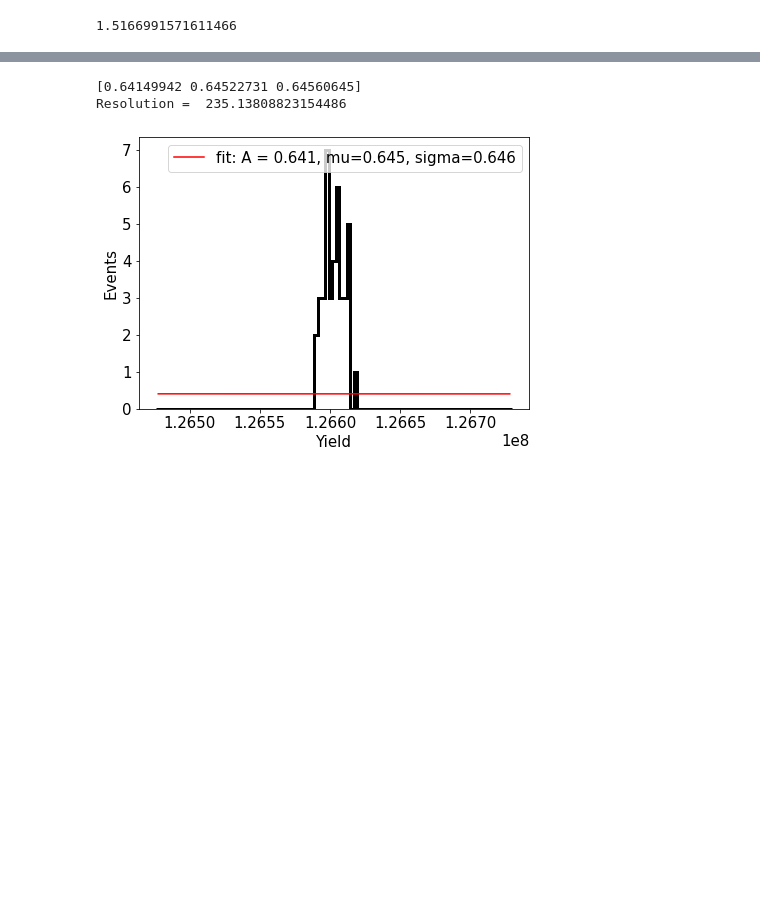
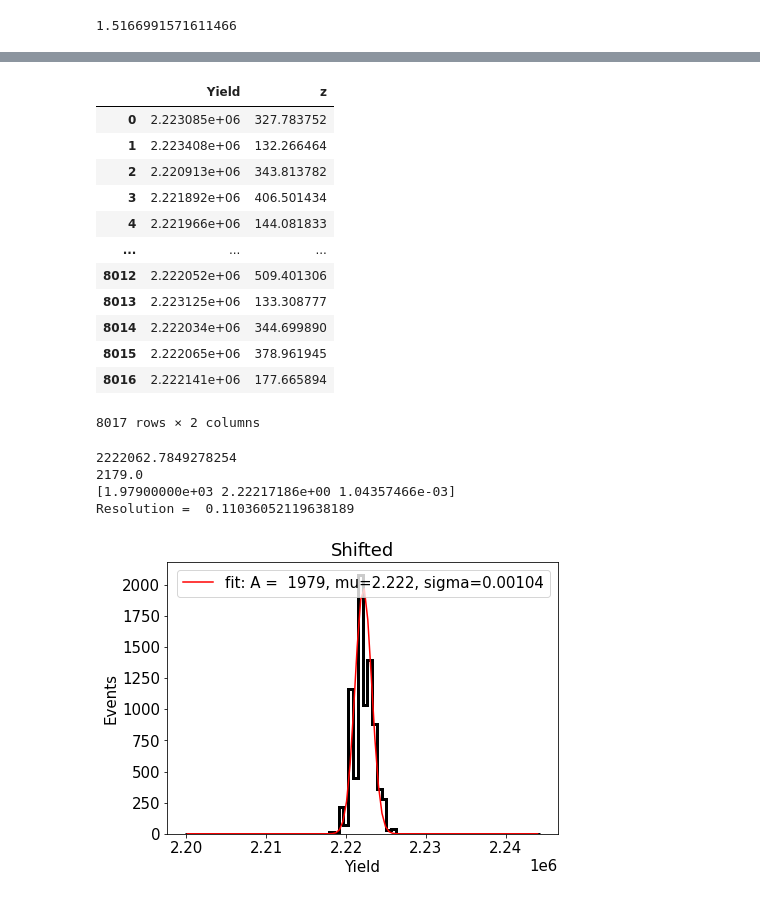
Before and after one commit to kvjmistry/GarfieldCode, a Jupyter notebook: Electroluminescence/notebooks/CalcTrackRes.ipynb, the cells around one changed output, grey strips where cells are left out. Saved outputs shown, nothing was run; the diff lists cells and outputs as text; code cells hidden in the pictures; blank space fills up the shorter version.

```diff
--- a/Electroluminescence/notebooks/CalcTrackRes.ipynb
+++ b/Electroluminescence/notebooks/CalcTrackRes.ipynb
@@ -14,8 +14,8 @@ plt.rcParams["font.size"] = 15
 plt.rcParams["figure.figsize"] = 7,5
 # %%
 # Load in the unit cell and create map
-# unitcell = pd.read_hdf("../Files/unitcell_Shifted.h5","Yields")
-unitcell = pd.read_hdf("../Maps/unitcell_Aligned.h5","Yields")
+unitcell = pd.read_hdf("../Maps/unitcell_Shifted.h5","Yields")
+# unitcell = pd.read_hdf("../Maps/unitcell_Aligned.h5","Yields")
 
 
 
@@ -25,6 +25,7 @@ sc = plt.scatter(unitcell["x"], unitcell["y"], c=unitcell["excitation"])
 plt.colorbar(sc, label='Average EL Yield')
 plt.xlabel("x [mm]")
 plt.ylabel("y [mm]")
+plt.title("Aligned")
 plt.xlim(-1.5, 1.5)
 plt.ylim(-2., 2.)
 plt.tight_layout()
@@ -54,7 +55,7 @@ display(unitcell)
 # %%
 # Load in the input file
 
-mode = "bb"
+mode = "kr"
 
 
 if (mode == "kr"):
@@ -113,7 +114,13 @@ print(hits["ni"].sum())
 hits = hits[hits["ni"] != 0]
 
 # Drop the energy and z columns
-hits = hits.drop(columns = ["z", "energy"])
+hits = hits.drop(columns = ["energy"])
+
+
+# Get the average z position of the event
+hits['z_mean'] = hits.groupby(["event_id"])["z"].transform('mean')
+hits = hits.drop(columns = ["z"])
+hits = hits[hits["z_mean"] > 100]
 
 display(hits)
 print(len(hits.event_id.unique()))
@@ -211,16 +218,18 @@ evid = -1
 Yieldsum = 0
 
 Yields = []
+z_avg = []
 
-for ev,x,y,ni,sigma in zip(hits["event_id"], hits["x"], hits["y"], hits["ni"], hits["sigma"]):
+for ev,x,y,ni,sigma,z in zip(hits["event_id"], hits["x"], hits["y"], hits["ni"], hits["sigma"], hits["z_mean"]):
 
     temp_df = pd.DataFrame()
 
     if (evid != ev):
 
         if (Yieldsum != 0):
-            print("Yield: ",Yieldsum)
+            print("Event:", ev, "Yield: ",Yieldsum)
             Yields.append(Yieldsum)
+            z_avg.append(z)
 
         Yieldsum = 0
         evid = ev
@@ -263,39 +272,71 @@ Yield:  126613738
 # %%
 # Make a histogram of the total photon yeilds
 plt.figure()
+
+Yields_df = pd.DataFrame()
+Yields_df["Yield"] = Yields
+Yields_df["z"] = z_avg
+display(Yields_df)
+
+
+# Optionally load in file with higher stats
+# Yields_df = pd.read_hdf("../Files/Shifted/Yields_Merge_Shifted.h5")
+# # Yields_df = pd.read_hdf("../Files/Aligned/Yields_Merge_Aligned.h5")
+Yields = Yields_df.Yield.values
+
 
 if (mode == "kr"):
     # bins_x = np.linspace(2.21e6, 2.23e6, 15)
     bins_x = np.linspace(2.05e6, 2.07e6, 50)
     scale = 1e6
 else:
     bins_x = np.linspace(1.365e8, 1.366e8, 15)
     scale = 1e8
 
-bins_x = np.linspace(np.mean(Yields)-np.mean(Yields)*0.001, np.mean(Yields)+np.mean(Yields)*0.001, 100)
+bins_x = np.linspace(np.median(Yields)-np.median(Yields)*0.01, np.median(Yields)+np.median(Yields)*0.01, 75)
+print(np.median(Yields))
 
 counts, xbins, _ = plt.hist(Yields, bins = bins_x, histtype="step", color = "black", linewidth=3)
 # plt.xlim(-200, 6200)
 plt.xlabel("Yield")
 plt.ylabel("Events")
 
 xbins/=scale
 
 # Fit the distribution
 def Gaussian_(x, A, mu, sigma):
     return A * np.exp(-(x-mu)*(x-mu)/(2*sigma*sigma))
 
 bin_centers = xbins+ (xbins[1]-xbins[0])/2.0
 bin_centers = bin_centers[:-1]
 
-popt, pcov = curve_fit(Gaussian_, bin_centers, counts, bounds  = (0, [np.inf, np.inf, np.inf]))
+print(max(counts)+100)
+
+popt, pcov = curve_fit(Gaussian_, bin_centers, counts, bounds  = ([max(counts)-100 , np.median(bin_centers)-np.median(bin_centers)*0.0001, 0], [max(counts)+100, np.mean(bin_centers)+np.mean(bin_centers)*0.0001, np.inf]), maxfev=50000)
 print(popt)
 
-plt.plot(np.linspace(min(bin_centers)*scale, max(bin_centers)*scale, 100), Gaussian_(np.linspace(min(bin_centers), max(bin_centers), 100), *popt), 'r-',label='fit: A = %5.3f, mu=%5.3f, sigma=%5.3f' % tuple(popt))
+plt.plot(np.linspace(min(bin_centers)*scale, max(bin_centers)*scale, 100), Gaussian_(np.linspace(min(bin_centers), max(bin_centers), 100), *popt), 'r-',label='fit: A = %5.0f, mu=%5.3f, sigma=%5.5f' % tuple(popt))
 print("Resolution = ",100* 2.35*popt[2]/popt[1] )
+
+plt.title("Shifted")
 plt.legend()
 plt.show()
 # %% [output]
+|  | Yield | z |
+| 0 | 2.223085e+06 | 327.783752 |
+| 1 | 2.223408e+06 | 132.266464 |
+| 2 | 2.220913e+06 | 343.813782 |
+| 3 | 2.221892e+06 | 406.501434 |
+| 4 | 2.221966e+06 | 144.081833 |
+| ... | ... | ... |
+| 8012 | 2.222052e+06 | 509.401306 |
+| 8013 | 2.223125e+06 | 133.308777 |
+| 8014 | 2.222034e+06 | 344.699890 |
+| 8015 | 2.222065e+06 | 378.961945 |
+| 8016 | 2.222141e+06 | 177.665894 |
-[0.64149942 0.64522731 0.64560645]
-Resolution =  235.13808823154486
+8017 rows × 2 columns
+2222062.7849278254
+2179.0
+[1.97900000e+03 2.22217186e+00 1.04357466e-03]
+Resolution =  0.11036052119638189
-[figure, old version]
+[figure, new version]
```
Also changed, not shown: parts of 3 cells of this notebook, 1 other file.
